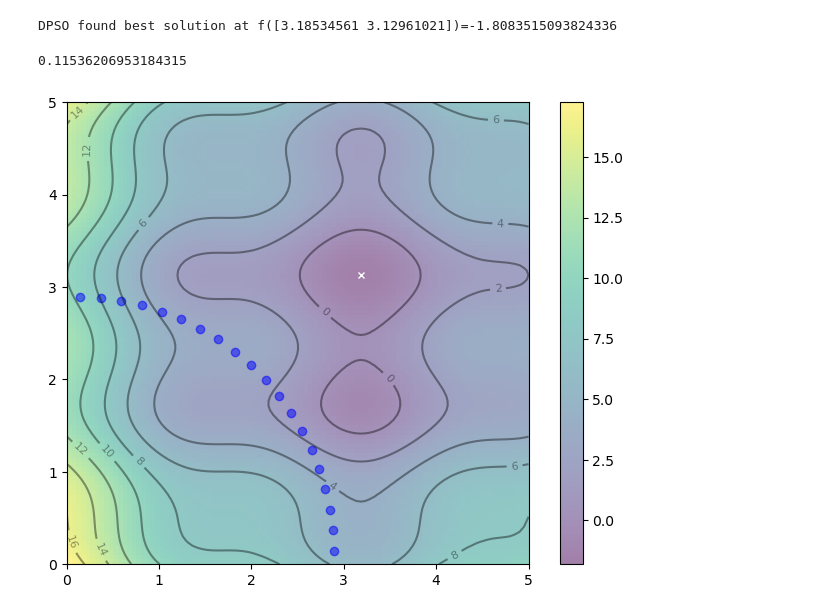
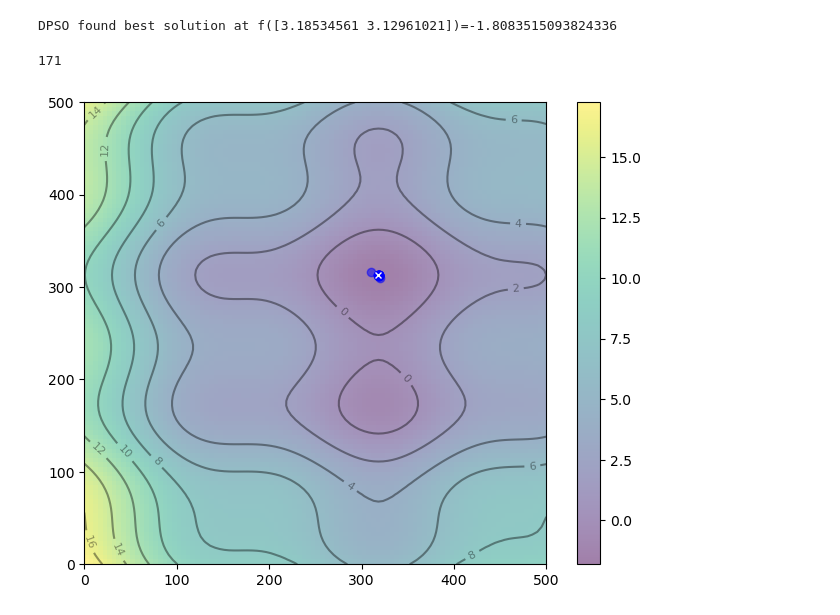
Before and after one commit to byang12/UNDERWATER_SWARM_ADHOC, a Jupyter notebook: PSO_levy-simpy.ipynb, the cells around one changed output. Saved outputs shown, nothing was run; the diff lists cells and outputs as text; code cells hidden in the pictures.

```diff
--- a/PSO_levy-simpy.ipynb
+++ b/PSO_levy-simpy.ipynb
@@ -6,7 +6,7 @@ from matplotlib.animation import FuncAnimation
 # %%
 def f(x, y):
     "Objective function"
-    return (x-3.14)**2 + (y-2.72)**2 + np.sin(3*x+1.41) + np.sin(4*y-1.73)
+    return ((x/100)-3.14)**2 + ((y/100)-2.72)**2 + np.sin(3*(x/100)+1.41) + np.sin(4*(y/100)-1.73)
 # %%
 # Currently not used
 def levy_step(mu=1.5):
@@ -127,7 +147,7 @@ def initialize_arc_particles(n_particles, radius):
 
     return particles_postions
 # %%
-def check_termination_condition(env, particles, target_position, threshold=0.9, radius=0.1):
+def check_termination_condition(env, particles, target_position, threshold=1.0, radius=5):
     while True:
         count_within_radius = sum(
             np.linalg.norm(p.X - target_position) <= radius for p in particles
@@ -140,17 +160,20 @@ def check_termination_condition(env, particles, target_position, threshold=0.9,
 def simulate_pso():
     env = simpy.Environment()
     n_particles = 20
-    radius = 5
-    list_particles = initialize_arc_particles(n_particles, radius)
+    radius = 500
+    firstWaypoints = initialize_arc_particles(n_particles, radius)
 
-    particles = [Particle(env, f'Particle {i}', [], target=list_particles[i]) for i in range(n_particles)]
-    for particle in particles:
-        particle.particles = particles  # Give each particle the list of all particles
-
-    x, y = np.array(np.meshgrid(np.linspace(0, 5, 100), np.linspace(0, 5, 100)))
+    x, y = np.array(np.meshgrid(np.linspace(0, 500, 5000), np.linspace(0, 500, 5000)))
     z = f(x, y)
     x_min, y_min = x.ravel()[z.argmin()], y.ravel()[z.argmin()]
     target_position = np.array([x_min, y_min])  # Define the target position
+    target_fitness = f(x_min, y_min)
+
+    particles = [Particle(env, f'Particle {i}', [], waypoint=firstWaypoints[i]) for i in range(n_particles)]
+    for particle in particles:
+        particle.particles = particles  # Give each particle the list of all particles
+        particle.target = [target_position,target_fitness]
+
     termination_event = env.process(check_termination_condition(env, particles, target_position))
     env.run(until=termination_event)  # Simulation stops when termination_event is triggered
 
@@ -233,33 +240,33 @@ MovieWriter imagemagick unavailable; using Pillow instead.
 [figure]
 DPSO found best solution at f([3.18534561 3.12961021])=-1.8083515093824336
 # %%
-positions[1][1][0]
+len(positions[1])
 # %% [output]
-0.11536206953184315
+171
 # %%
 # Plotting - no Animation
-x, y = np.array(np.meshgrid(np.linspace(0, 5, 100), np.linspace(0, 5, 100)))
+x, y = np.array(np.meshgrid(np.linspace(0, 500, 100), np.linspace(0, 500, 100)))
 z = f(x, y)
 x_min, y_min = x.ravel()[z.argmin()], y.ravel()[z.argmin()]
 
 fig, ax = plt.subplots(figsize=(8, 6))
-img = ax.imshow(z, extent=[0, 5, 0, 5], origin='lower', cmap='viridis', alpha=0.5)
+img = ax.imshow(z, extent=[0, 500, 0, 500], origin='lower', cmap='viridis', alpha=0.5)
 fig.colorbar(img, ax=ax)
 ax.plot([x_min], [y_min], marker='x', markersize=5, color="white")
 contours = ax.contour(x, y, z, 10, colors='black', alpha=0.4)
 ax.clabel(contours, inline=True, fontsize=8, fmt="%.0f")
 p_plot = ax.scatter(positions[0][0], positions[0][1], marker='o', color='blue', alpha=0.5)
 nbest_plot = plt.scatter([nbest[0]], [nbest[1]], marker='*', s=100, color='black', alpha=0.4)
 
-i = 19
+i = 56
 ax.clear()
-ax.imshow(z, extent=[0, 5, 0, 5], origin='lower', cmap='viridis', alpha=0.5)
+ax.imshow(z, extent=[0, 500, 0, 500], origin='lower', cmap='viridis', alpha=0.5)
 ax.plot([x_min], [y_min], marker='x', markersize=5, color="white")
 contours = ax.contour(x, y, z, 10, colors='black', alpha=0.4)
 ax.clabel(contours, inline=True, fontsize=8, fmt="%.0f")
 for pos in positions:
     p_plot = ax.scatter(pos[i][0], pos[i][1], marker='o', color='blue', alpha=0.5)
 nbest_plot.set_offsets(nbest.reshape(1, -1))
 plt.show()
 # %% [output]
-[figure, old version]
+[figure, new version]
```
Also changed, not shown: parts of 3 cells of this notebook, 1 other file.
